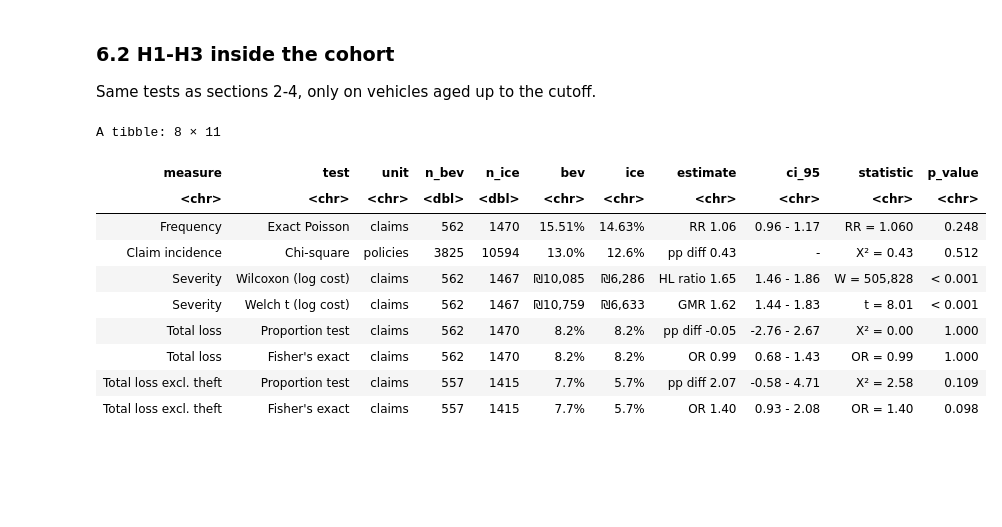
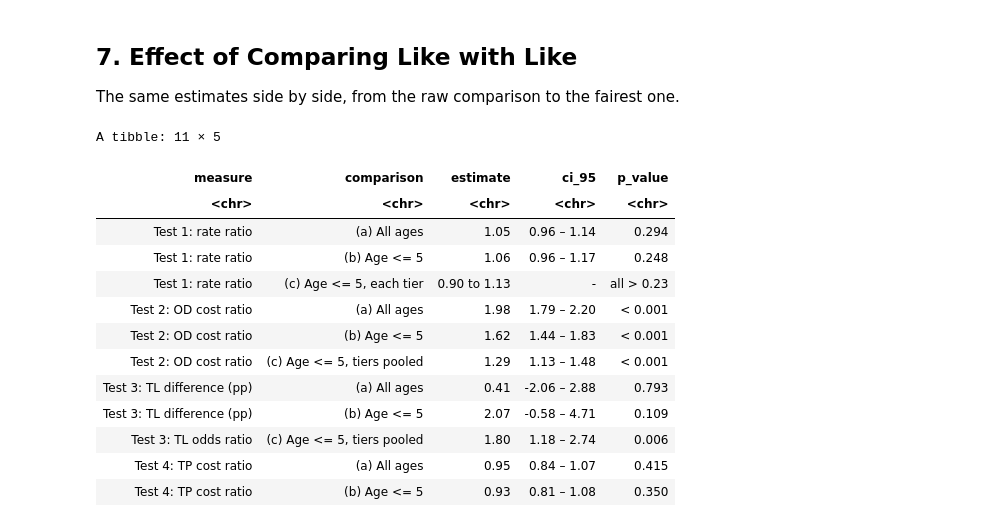
Before and after one commit to saar-cohen/actuarial-seminar-ev-pricing, a Jupyter notebook: notebooks/03_statistical_tests.ipynb, the cells around one changed output. Saved outputs shown, nothing was run; the diff lists cells and outputs as text; code cells hidden in the pictures; blank space fills up the shorter version.

```diff
--- a/notebooks/03_statistical_tests.ipynb
+++ b/notebooks/03_statistical_tests.ipynb
@@ -503,22 +430,9 @@ The stratified tests in section 5 still compare BEVs with ICE cars from age grou
 # %%
-min_bev_exposure <- 200
+tp_results <- by_level(tp_data, \(d) log_cost_test(d, TP_Damage_Amount))
 
-by_age <- freq_base |>
-  summarise(exposure = sum(exposure), claims = sum(n_claims), .by = c(Powertrain, Vehicle_Age))
-
-# First age where BEV exposure is below the threshold; the cohort stops one year earlier
-bev_ok     <- by_age |> filter(Powertrain == "BEV", exposure >= min_bev_exposure) |> pull(Vehicle_Age)
-age_cutoff <- min(setdiff(0:max(freq_base$Vehicle_Age), bev_ok)) - 1
-
-by_age |>
-  mutate(age = pmin(Vehicle_Age, 12)) |>                                   # ages 12+ in one row
-  summarise(across(c(exposure, claims), sum), .by = c(Powertrain, age)) |>
-  pivot_wider(names_from = Powertrain, values_from = c(exposure, claims), values_fill = 0) |>
-  arrange(age) |>
-  transmute(vehicle_age  = if_else(age == 12, "12+", as.character(age)),
-            exposure_BEV = comma(exposure_BEV, 1), exposure_ICE = comma(exposure_ICE, 1),
-            claims_BEV, claims_ICE,
-            in_cohort    = if_else(age <= age_cutoff, "yes", "no"))
-
-cat("Age cutoff: Vehicle_Age <=", age_cutoff, "\n")
+tp_results |>
+  transmute(comparison, n_bev, n_ice, BEV_geo_mean = comma(bev, 1, prefix = "₪"),
+            ICE_geo_mean = comma(ice, 1, prefix = "₪"), tp_ratio = number(estimate, 0.01),
+            ci_95 = fmt_ci(ci_low, ci_high), statistic, p_welch = fmt_p(p_value),
+            p_wilcoxon = fmt_p(p_wilcoxon), decision)
 # %% [output]
@@ -580,19 +452,37 @@ A tibble: 3 × 3
 # %% [markdown]
-### 6.2 H1-H3 inside the cohort
-Same tests as sections 2-4, only on vehicles aged up to the cutoff.
+## 7. Effect of Comparing Like with Like
+The same estimates side by side, from the raw comparison to the fairest one.
 # %%
-cohort <- test_rows(cohort_freq, cohort_sev, cohort_tl)
-show_tests(cohort)
+show <- function(results, measure) {
+  results |> transmute(measure, comparison, estimate = number(estimate, 0.01),
+                       ci_95 = fmt_ci(ci_low, ci_high), p_value = fmt_p(p_value))
+}
+
+tier_freq <- filter(freq_results, str_starts(comparison, "\\(c\\)"))
+
+bind_rows(
+  show(filter(freq_results, !str_starts(comparison, "\\(c\\)")), "Test 1: rate ratio"),
+  tibble(measure = "Test 1: rate ratio", comparison = "(c) Age <= 5, each tier",
+         estimate = paste(number(range(tier_freq$estimate), 0.01), collapse = " to "), ci_95 = "-",
+         p_value = paste("all >", number(floor(min(tier_freq$p_value) * 100) / 100, 0.01))),
+  show(bind_rows(filter(sev_results, !str_starts(comparison, "\\(c\\)")), sev_pooled), "Test 2: OD cost ratio"),
+  show(tl_results, "Test 3: TL difference (pp)"),
+  show(tl_pooled,  "Test 3: TL odds ratio"),
+  show(tp_results, "Test 4: TP cost ratio")
+)
 # %% [output]
-A tibble: 8 × 11
+A tibble: 11 × 5
-| measure | test | unit | n_bev | n_ice | bev | ice | estimate | ci_95 | statistic | p_value |
-| <chr> | <chr> | <chr> | <dbl> | <dbl> | <chr> | <chr> | <chr> | <chr> | <chr> | <chr> |
-| Frequency | Exact Poisson | claims | 562 | 1470 | 15.51% | 14.63% | RR 1.06 | 0.96 - 1.17 | RR = 1.060 | 0.248 |
-| Claim incidence | Chi-square | policies | 3825 | 10594 | 13.0% | 12.6% | pp diff 0.43 | - | X² = 0.43 | 0.512 |
-| Severity | Wilcoxon (log cost) | claims | 562 | 1467 | ₪10,085 | ₪6,286 | HL ratio 1.65 | 1.46 - 1.86 | W = 505,828 | < 0.001 |
-| Severity | Welch t (log cost) | claims | 562 | 1467 | ₪10,759 | ₪6,633 | GMR 1.62 | 1.44 - 1.83 | t = 8.01 | < 0.001 |
-| Total loss | Proportion test | claims | 562 | 1470 | 8.2% | 8.2% | pp diff -0.05 | -2.76 - 2.67 | X² = 0.00 | 1.000 |
-| Total loss | Fisher's exact | claims | 562 | 1470 | 8.2% | 8.2% | OR 0.99 | 0.68 - 1.43 | OR = 0.99 | 1.000 |
-| Total loss excl. theft | Proportion test | claims | 557 | 1415 | 7.7% | 5.7% | pp diff 2.07 | -0.58 - 4.71 | X² = 2.58 | 0.109 |
-| Total loss excl. theft | Fisher's exact | claims | 557 | 1415 | 7.7% | 5.7% | OR 1.40 | 0.93 - 2.08 | OR = 1.40 | 0.098 |
+| measure | comparison | estimate | ci_95 | p_value |
+| <chr> | <chr> | <chr> | <chr> | <chr> |
+| Test 1: rate ratio | (a) All ages | 1.05 | 0.96 – 1.14 | 0.294 |
+| Test 1: rate ratio | (b) Age <= 5 | 1.06 | 0.96 – 1.17 | 0.248 |
+| Test 1: rate ratio | (c) Age <= 5, each tier | 0.90 to 1.13 | - | all > 0.23 |
+| Test 2: OD cost ratio | (a) All ages | 1.98 | 1.79 – 2.20 | < 0.001 |
+| Test 2: OD cost ratio | (b) Age <= 5 | 1.62 | 1.44 – 1.83 | < 0.001 |
+| Test 2: OD cost ratio | (c) Age <= 5, tiers pooled | 1.29 | 1.13 – 1.48 | < 0.001 |
+| Test 3: TL difference (pp) | (a) All ages | 0.41 | -2.06 – 2.88 | 0.793 |
+| Test 3: TL difference (pp) | (b) Age <= 5 | 2.07 | -0.58 – 4.71 | 0.109 |
+| Test 3: TL odds ratio | (c) Age <= 5, tiers pooled | 1.80 | 1.18 – 2.74 | 0.006 |
+| Test 4: TP cost ratio | (a) All ages | 0.95 | 0.84 – 1.07 | 0.415 |
+| Test 4: TP cost ratio | (b) Age <= 5 | 0.93 | 0.81 – 1.08 | 0.350 |
 # %% [markdown]
```
Also changed, not shown: parts of 56 cells of this notebook, 2 other files.
